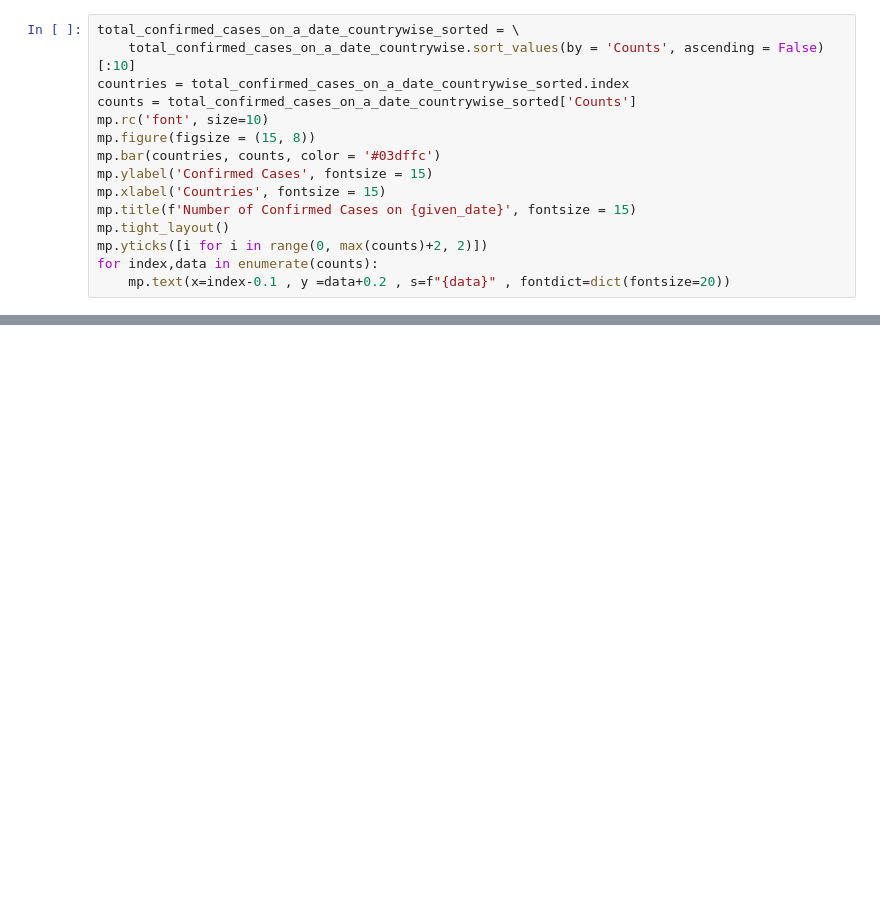
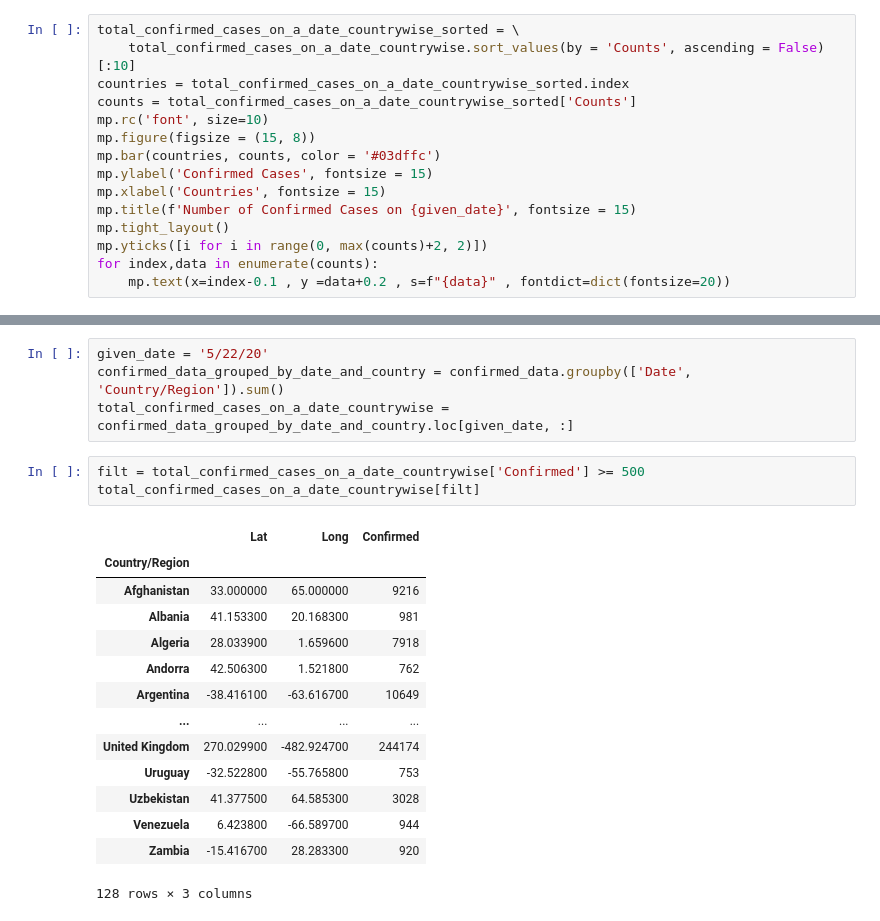
Before and after one commit to SUPREME-CODER/COVID-19-DASHBOARD, a Jupyter notebook: COVID DATA ANALYSIS.ipynb, the cells around one changed output, grey strips where cells are left out. Drawn from its saved outputs; the diff is of its cells as text; blank space fills up the shorter version.

```diff
--- a/COVID DATA ANALYSIS.ipynb
+++ b/COVID DATA ANALYSIS.ipynb
@@ -176,0 +218,22 @@ num_cases_on_a_given_date_country_wise(confirmed_data, '5/22/20', 'Confirmed')
+# %%
+given_date = '5/22/20'
+confirmed_data_grouped_by_date_and_country = confirmed_data.groupby(['Date', 'Country/Region']).sum()
+total_confirmed_cases_on_a_date_countrywise = confirmed_data_grouped_by_date_and_country.loc[given_date, :]
+# %%
+filt = total_confirmed_cases_on_a_date_countrywise['Confirmed'] >= 500
+total_confirmed_cases_on_a_date_countrywise[filt]
+# %% [output]
+|  | Lat | Long | Confirmed |
+| Country/Region |  |  |  |
+| Afghanistan | 33.000000 | 65.000000 | 9216 |
+| Albania | 41.153300 | 20.168300 | 981 |
+| Algeria | 28.033900 | 1.659600 | 7918 |
+| Andorra | 42.506300 | 1.521800 | 762 |
+| Argentina | -38.416100 | -63.616700 | 10649 |
+| ... | ... | ... | ... |
+| United Kingdom | 270.029900 | -482.924700 | 244174 |
+| Uruguay | -32.522800 | -55.765800 | 753 |
+| Uzbekistan | 41.377500 | 64.585300 | 3028 |
+| Venezuela | 6.423800 | -66.589700 | 944 |
+| Zambia | -15.416700 | 28.283300 | 920 |
+128 rows × 3 columns
```
Also changed, not shown: parts of 8 cells of this notebook.
